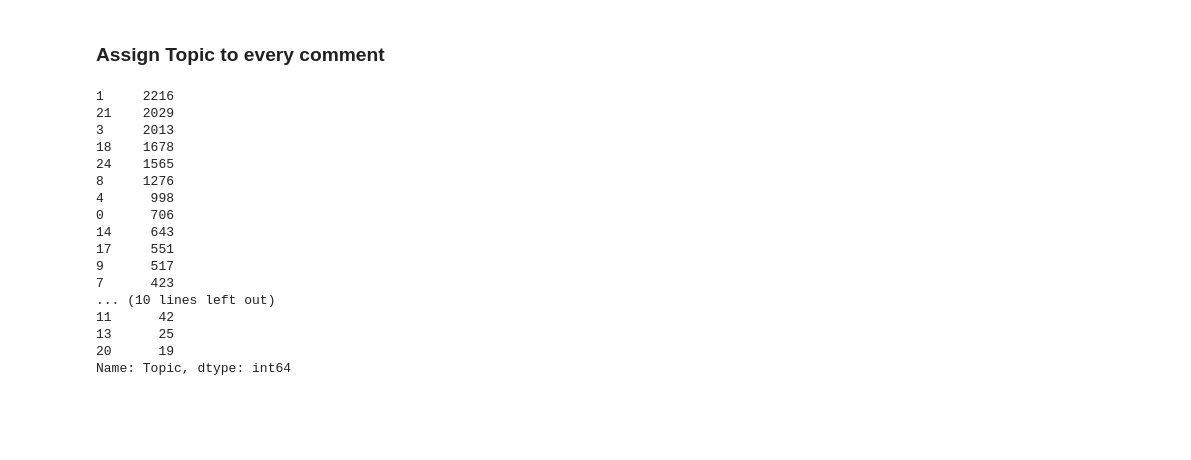
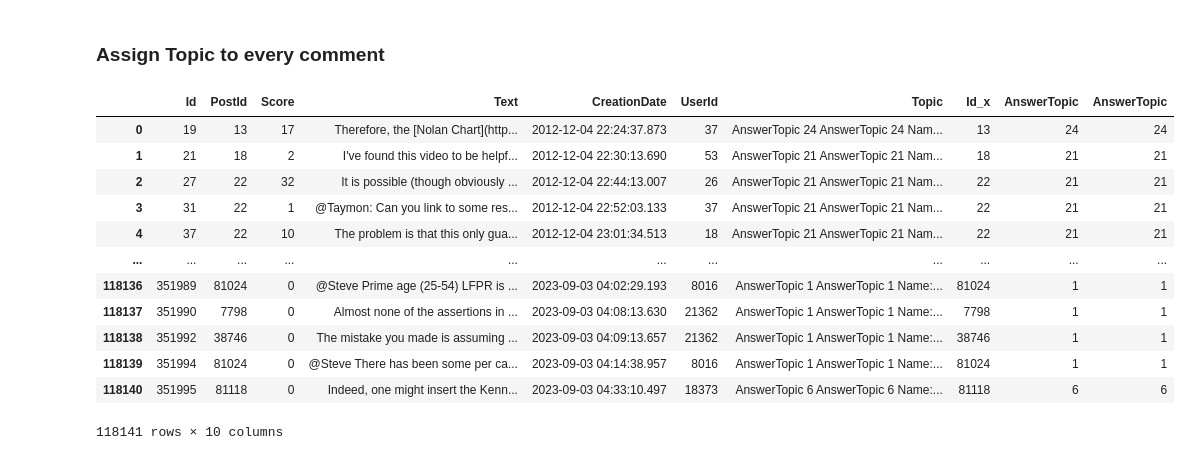
Before and after one commit to pierrehogenhaug/stackexchange_politics, a Jupyter notebook: topic_extraction.ipynb, the cells around one changed output. Drawn from its saved outputs; the diff is of its cells as text; code cells hidden in the pictures; blank space fills up the shorter version.

Commit message:
add comments topic

```diff
--- a/topic_extraction.ipynb
+++ b/topic_extraction.ipynb
@@ -441,22 +431,38 @@ answers_with_topics.shape
 # %% [markdown]
 ### Assign Topic to every comment
-# %%
-topics_df.Topic.value_counts()
-# %% [output]
-1     2216
-21    2029
-3     2013
-18    1678
-24    1565
-8     1276
-4      998
-0      706
-14     643
-17     551
-9      517
-7      423
-... (10 lines left out)
-11      42
-13      25
-20      19
-Name: Topic, dtype: int64
+# %%
+questions = pd.read_pickle('./pickle_dataframes/questions_with_topics.pkl')
+answers = pd.read_pickle('./pickle_dataframes/answers_with_topics.pkl')
+# %%
+# Merge to assign topics from questions to their answers
+answers_with_topics = answers.merge(questions[['Id', 'Topic']], left_on='ParentId', right_on='Id', how='left')
+answers_with_topics.rename(columns={'Topic': 'AnswerTopic'}, inplace=True)
+
+# Create sets for faster lookup
+unique_question_ids = set(questions['Id'].unique())
+unique_answer_ids = set(answers_with_topics['Id_x'].unique())
+# %%
+# Assign topics to comments
+# Check if the comment is associated with a question
+question_comments = comments[comments['PostId'].isin(unique_question_ids)]
+question_comments = question_comments.merge(questions[['Id', 'Topic']], left_on='PostId', right_on='Id', how='left')
+
+# Check if the comment is associated with an answer
+answer_comments = comments[comments['PostId'].isin(unique_answer_ids)]
+answer_comments = answer_comments.merge(answers_with_topics[['Id_x', 'AnswerTopic']], left_on='PostId', right_on='Id_x', how='left')
+# %%
+answer_comments
+# %% [output]
+|  | Id | PostId | Score | Text | CreationDate | UserId | Topic | Id_x | AnswerTopic | AnswerTopic |
+| 0 | 19 | 13 | 17 | Therefore, the [Nolan Chart](http... | 2012-12-04 22:24:37.873 | 37 | AnswerTopic 24 AnswerTopic 24 Nam... | 13 | 24 | 24 |
+| 1 | 21 | 18 | 2 | I've found this video to be helpf... | 2012-12-04 22:30:13.690 | 53 | AnswerTopic 21 AnswerTopic 21 Nam... | 18 | 21 | 21 |
+| 2 | 27 | 22 | 32 | It is possible (though obviously ... | 2012-12-04 22:44:13.007 | 26 | AnswerTopic 21 AnswerTopic 21 Nam... | 22 | 21 | 21 |
+| 3 | 31 | 22 | 1 | @Taymon: Can you link to some res... | 2012-12-04 22:52:03.133 | 37 | AnswerTopic 21 AnswerTopic 21 Nam... | 22 | 21 | 21 |
+| 4 | 37 | 22 | 10 | The problem is that this only gua... | 2012-12-04 23:01:34.513 | 18 | AnswerTopic 21 AnswerTopic 21 Nam... | 22 | 21 | 21 |
+| ... | ... | ... | ... | ... | ... | ... | ... | ... | ... | ... |
+| 118136 | 351989 | 81024 | 0 | @Steve Prime age (25-54) LFPR is ... | 2023-09-03 04:02:29.193 | 8016 | AnswerTopic 1 AnswerTopic 1 Name:... | 81024 | 1 | 1 |
+| 118137 | 351990 | 7798 | 0 | Almost none of the assertions in ... | 2023-09-03 04:08:13.630 | 21362 | AnswerTopic 1 AnswerTopic 1 Name:... | 7798 | 1 | 1 |
+| 118138 | 351992 | 38746 | 0 | The mistake you made is assuming ... | 2023-09-03 04:09:13.657 | 21362 | AnswerTopic 1 AnswerTopic 1 Name:... | 38746 | 1 | 1 |
+| 118139 | 351994 | 81024 | 0 | @Steve There has been some per ca... | 2023-09-03 04:14:38.957 | 8016 | AnswerTopic 1 AnswerTopic 1 Name:... | 81024 | 1 | 1 |
+| 118140 | 351995 | 81118 | 0 | Indeed, one might insert the Kenn... | 2023-09-03 04:33:10.497 | 18373 | AnswerTopic 6 AnswerTopic 6 Name:... | 81118 | 6 | 6 |
+118141 rows × 10 columns
```
Also changed, not shown: parts of 16 cells of this notebook.
